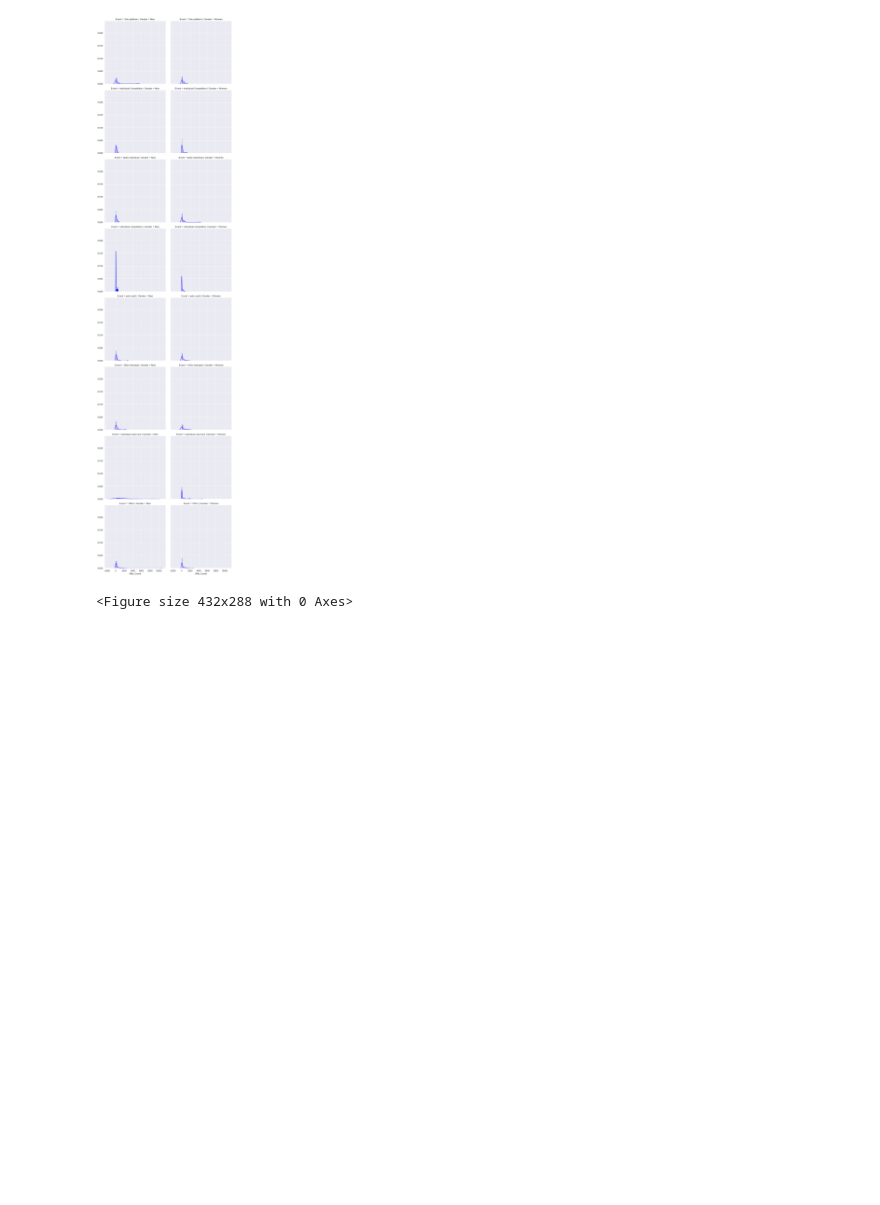
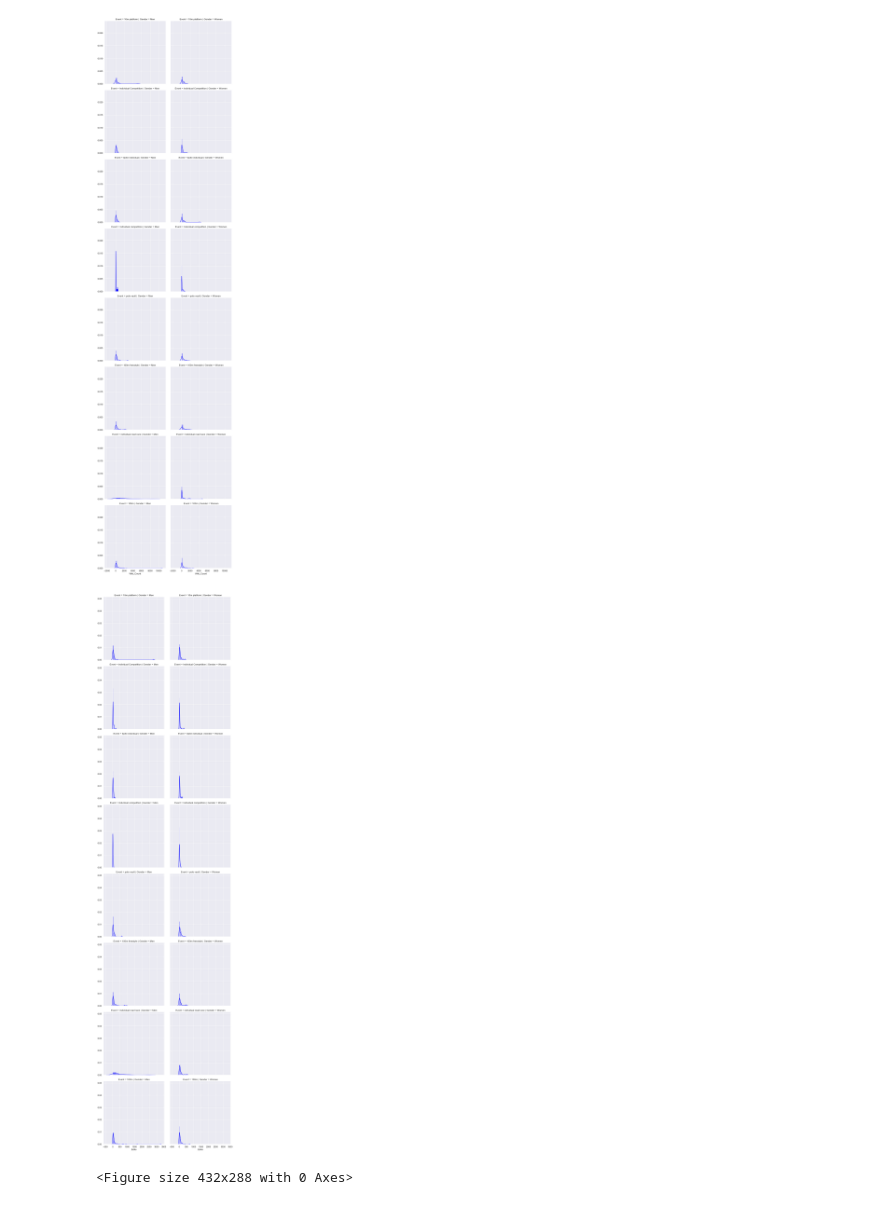
Before and after one commit to Tumbraegel/data-science-project, a Jupyter notebook: Get_Wiki_Count/Data_Analysis.ipynb, the cells around one changed output. Drawn from its saved outputs; the diff is of its cells as text; code cells hidden in the pictures; blank space fills up the shorter version.

```diff
--- a/Get_Wiki_Count/Data_Analysis.ipynb
+++ b/Get_Wiki_Count/Data_Analysis.ipynb
@@ -207,4 +294,10 @@ g = sns.FacetGrid(alldata, col="Gender", row="Event", height=5, aspect=1)
 g = g.map(sns.distplot, "Wiki_Count", color="blue")
 # %% [output]
 [figure]
+# %%
+#same seaborn histograms but for edits instead of word count
+g = sns.FacetGrid(alldata, col="Gender", row="Event", height=5, aspect=1)
+g = g.map(sns.distplot, "Edits", color="blue")
+# %% [output]
+[figure, added]
 # %%
```
Also changed, not shown: parts of 23 cells of this notebook.
